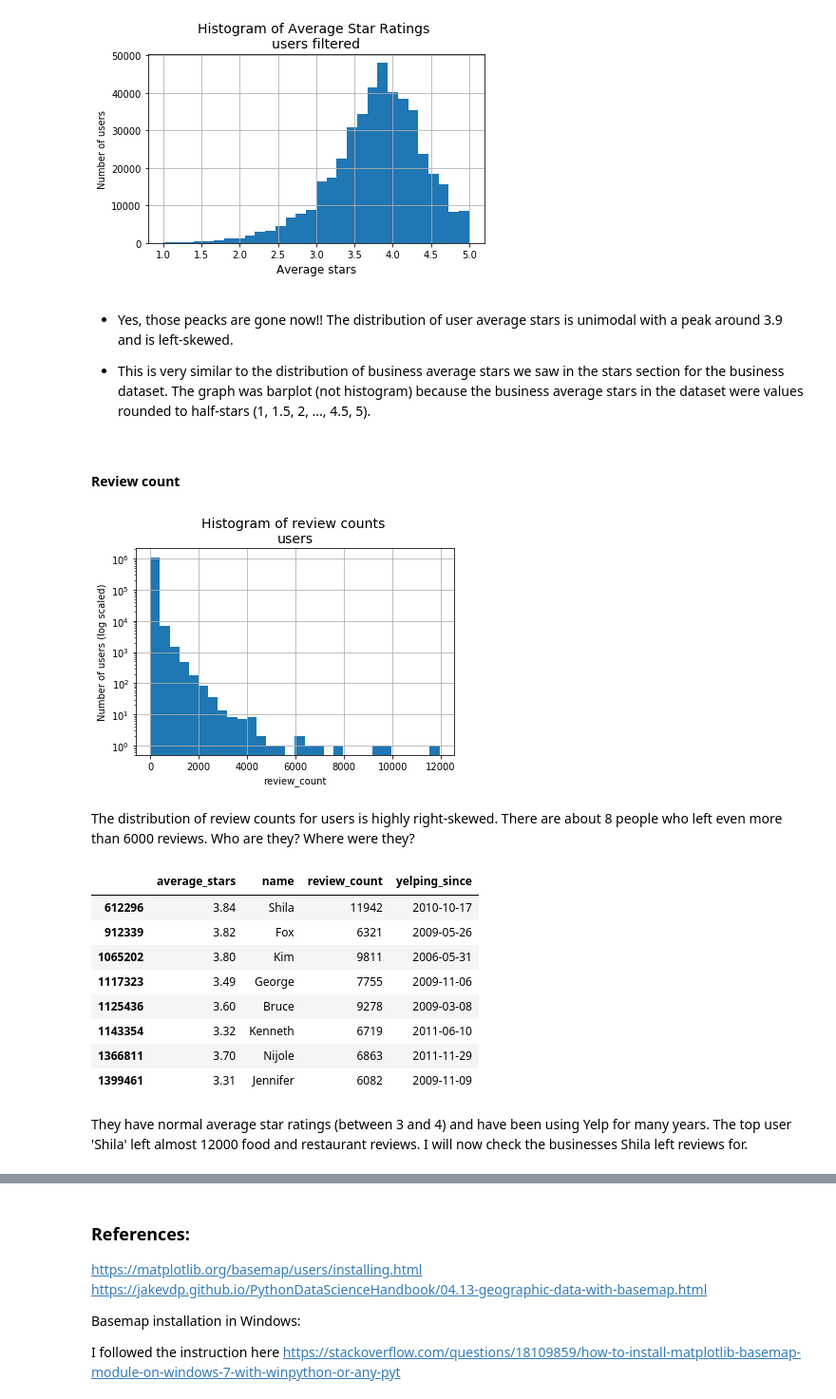
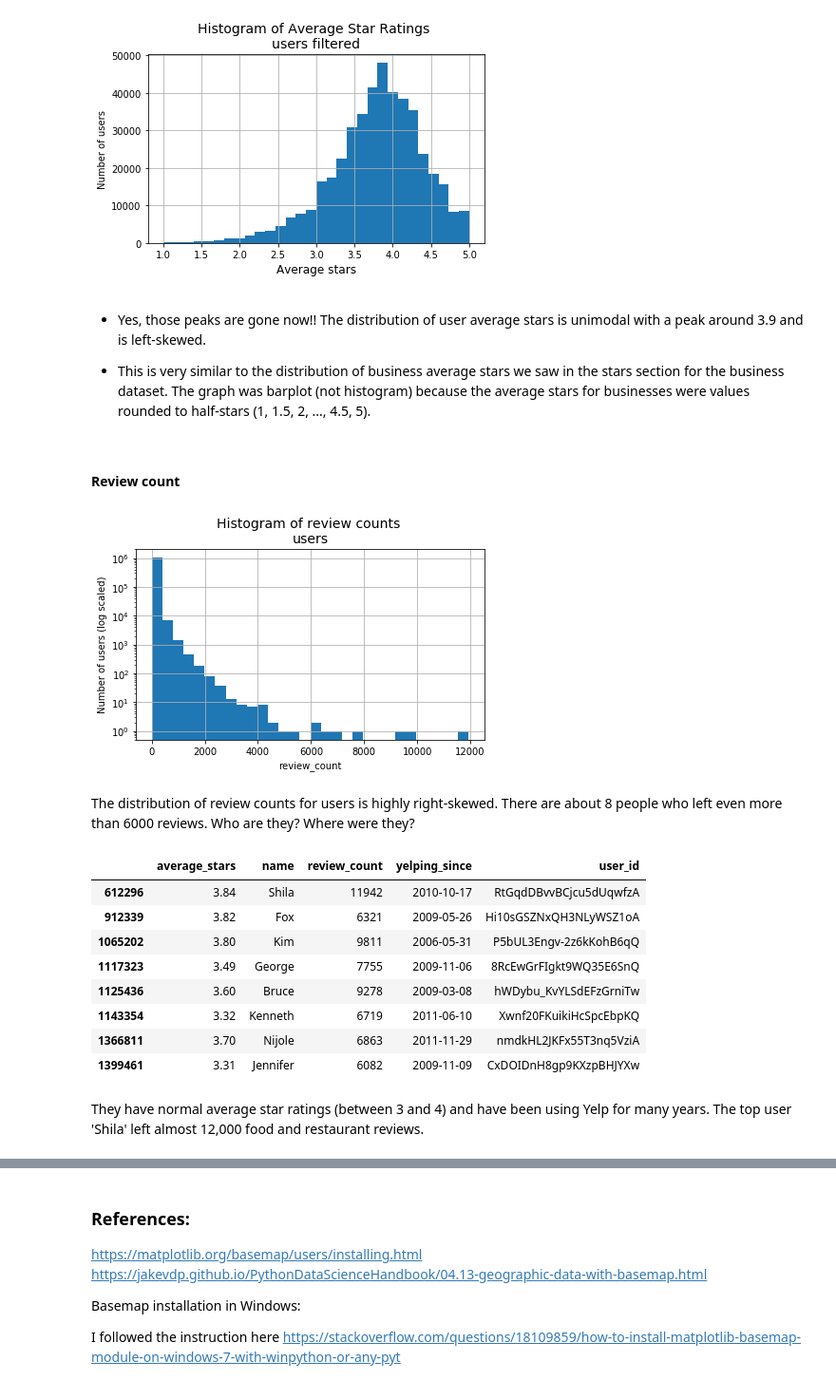
Before and after one commit to math470/Springboard_Capstone_Project_2, a Jupyter notebook: Yelp EDA.ipynb, the cells around one changed output, grey strips where cells are left out. Shown at 95% size. Cells and saved outputs as stored; diff of their text form; code cells hidden in the pictures.

```diff
--- a/Yelp EDA.ipynb
+++ b/Yelp EDA.ipynb
@@ -800,33 +849,35 @@ plt.show()
 # %% [output]
 [figure]
 # %% [markdown]
-- Yes, those peacks are gone now!! The distribution of user average stars is unimodal with a peak around 3.9 and is left-skewed.
+- Yes, those peaks are gone now!! The distribution of user average stars is unimodal with a peak around 3.9 and is left-skewed.
 
-- This is very similar to the distribution of business average stars we saw in the stars section for the business dataset. The graph was barplot (not histogram) because the business average stars in the dataset were values rounded to half-stars (1, 1.5, 2, ..., 4.5, 5).
+- This is very similar to the distribution of business average stars we saw in the stars section for the business dataset. The graph was barplot (not histogram) because the average stars for businesses were values rounded to half-stars (1, 1.5, 2, ..., 4.5, 5).
 # %% [markdown]
 #### Review count
 # %%
 users.review_count.hist(bins=30)
 plt.yscale('log')
 plt.title('Histogram of review counts \nusers', size=14)
 plt.ylabel('Number of users (log scaled)')
 plt.xlabel('review_count')
+plt.tight_layout() # need for savefig
+plt.savefig("review_counts_users.png",format="png", dpi=300)
 plt.show()
 # %% [output]
-[figure, old version]
+[figure, new version]
 # %% [markdown]
 The distribution of review counts for users is highly right-skewed. There are about 8 people who left even more than 6000 reviews. Who are they? Where were they?
 # %%
-users[users.review_count > 6000][['average_stars','name', 'review_count', 'yelping_since']]
+users[users.review_count > 6000][['average_stars','name', 'review_count', 'yelping_since','user_id']]
 # %% [output]
-|  | average_stars | name | review_count | yelping_since |
-| 612296 | 3.84 | Shila | 11942 | 2010-10-17 |
-| 912339 | 3.82 | Fox | 6321 | 2009-05-26 |
-| 1065202 | 3.80 | Kim | 9811 | 2006-05-31 |
-| 1117323 | 3.49 | George | 7755 | 2009-11-06 |
-| 1125436 | 3.60 | Bruce | 9278 | 2009-03-08 |
-| 1143354 | 3.32 | Kenneth | 6719 | 2011-06-10 |
-| 1366811 | 3.70 | Nijole | 6863 | 2011-11-29 |
-| 1399461 | 3.31 | Jennifer | 6082 | 2009-11-09 |
+|  | average_stars | name | review_count | yelping_since | user_id |
+| 612296 | 3.84 | Shila | 11942 | 2010-10-17 | RtGqdDBvvBCjcu5dUqwfzA |
+| 912339 | 3.82 | Fox | 6321 | 2009-05-26 | Hi10sGSZNxQH3NLyWSZ1oA |
+| 1065202 | 3.80 | Kim | 9811 | 2006-05-31 | P5bUL3Engv-2z6kKohB6qQ |
+| 1117323 | 3.49 | George | 7755 | 2009-11-06 | 8RcEwGrFIgkt9WQ35E6SnQ |
+| 1125436 | 3.60 | Bruce | 9278 | 2009-03-08 | hWDybu_KvYLSdEFzGrniTw |
+| 1143354 | 3.32 | Kenneth | 6719 | 2011-06-10 | Xwnf20FKuikiHcSpcEbpKQ |
+| 1366811 | 3.70 | Nijole | 6863 | 2011-11-29 | nmdkHL2JKFx55T3nq5VziA |
+| 1399461 | 3.31 | Jennifer | 6082 | 2009-11-09 | CxDOIDnH8gp9KXzpBHJYXw |
 # %% [markdown]
-They have normal average star ratings (between 3 and 4) and have been using Yelp for many years. The top user 'Shila' left almost 12000 food and restaurant reviews. I will now check the businesses Shila left reviews for.
+They have normal average star ratings (between 3 and 4) and have been using Yelp for many years. The top user 'Shila' left almost 12,000 food and restaurant reviews.
```
Also changed, not shown: parts of 41 cells of this notebook.
